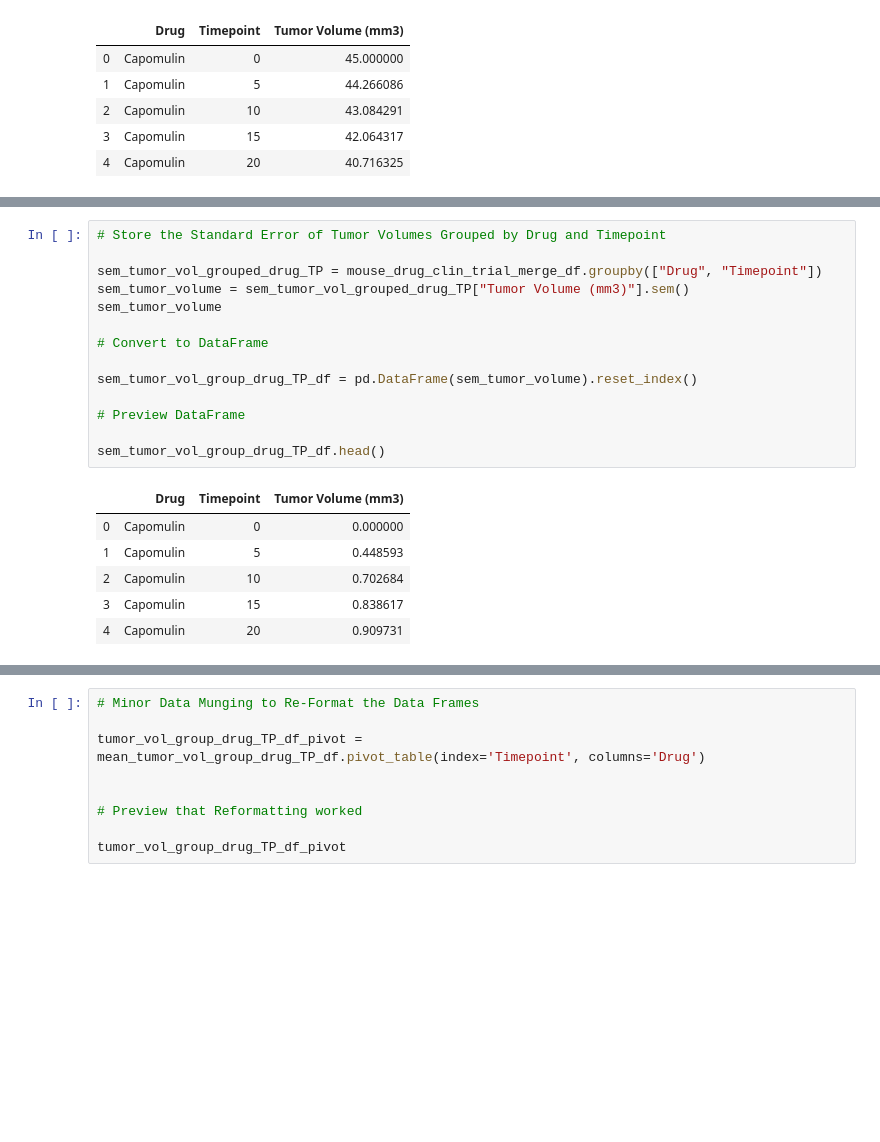
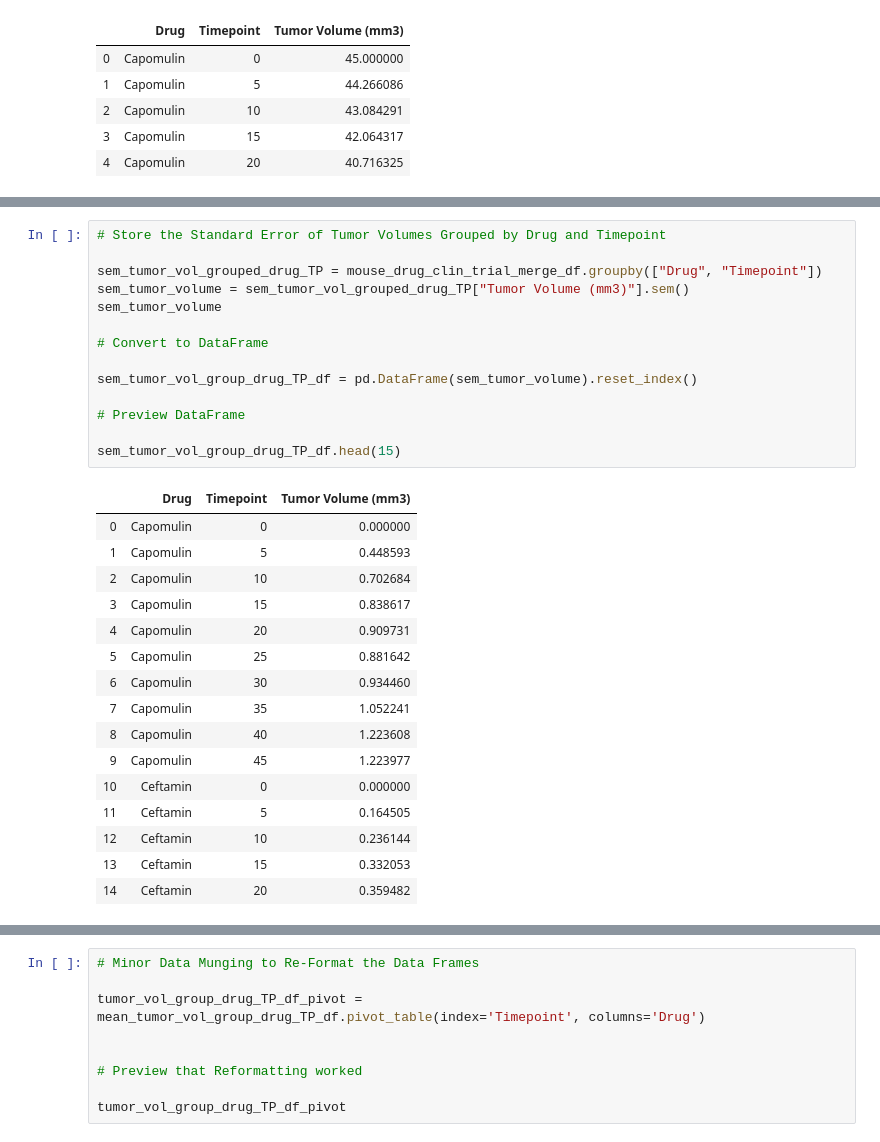
Before and after one commit to jbell69/matplotlib-challenge, a Jupyter notebook: Pymaceuticals/pymaceuticals_starter.ipynb, the cells around one changed output, grey strips where cells are left out. Drawn from its saved outputs; the diff is of its cells as text; blank space fills up the shorter version.

```diff
--- a/Pymaceuticals/pymaceuticals_starter.ipynb
+++ b/Pymaceuticals/pymaceuticals_starter.ipynb
@@ -91,24 +91,34 @@ mean_tumor_vol_group_drug_TP_df.head()
 # %%
 # Store the Standard Error of Tumor Volumes Grouped by Drug and Timepoint
 
 sem_tumor_vol_grouped_drug_TP = mouse_drug_clin_trial_merge_df.groupby(["Drug", "Timepoint"])
 sem_tumor_volume = sem_tumor_vol_grouped_drug_TP["Tumor Volume (mm3)"].sem()
 sem_tumor_volume
 
 # Convert to DataFrame
 
 sem_tumor_vol_group_drug_TP_df = pd.DataFrame(sem_tumor_volume).reset_index()
 
 # Preview DataFrame
 
-sem_tumor_vol_group_drug_TP_df.head()
+sem_tumor_vol_group_drug_TP_df.head(15)
 # %% [output]
 |  | Drug | Timepoint | Tumor Volume (mm3) |
 | 0 | Capomulin | 0 | 0.000000 |
 | 1 | Capomulin | 5 | 0.448593 |
 | 2 | Capomulin | 10 | 0.702684 |
 | 3 | Capomulin | 15 | 0.838617 |
 | 4 | Capomulin | 20 | 0.909731 |
+| 5 | Capomulin | 25 | 0.881642 |
+| 6 | Capomulin | 30 | 0.934460 |
+| 7 | Capomulin | 35 | 1.052241 |
+| 8 | Capomulin | 40 | 1.223608 |
+| 9 | Capomulin | 45 | 1.223977 |
+| 10 | Ceftamin | 0 | 0.000000 |
+| 11 | Ceftamin | 5 | 0.164505 |
+| 12 | Ceftamin | 10 | 0.236144 |
+| 13 | Ceftamin | 15 | 0.332053 |
+| 14 | Ceftamin | 20 | 0.359482 |
 # %%
 # Store the Standard Error of Tumor Volumes Grouped by Drug and Timepoint WITH SELECTED DRUGS
 
```
Also changed, not shown: parts of 9 cells of this notebook, 2 other files.
